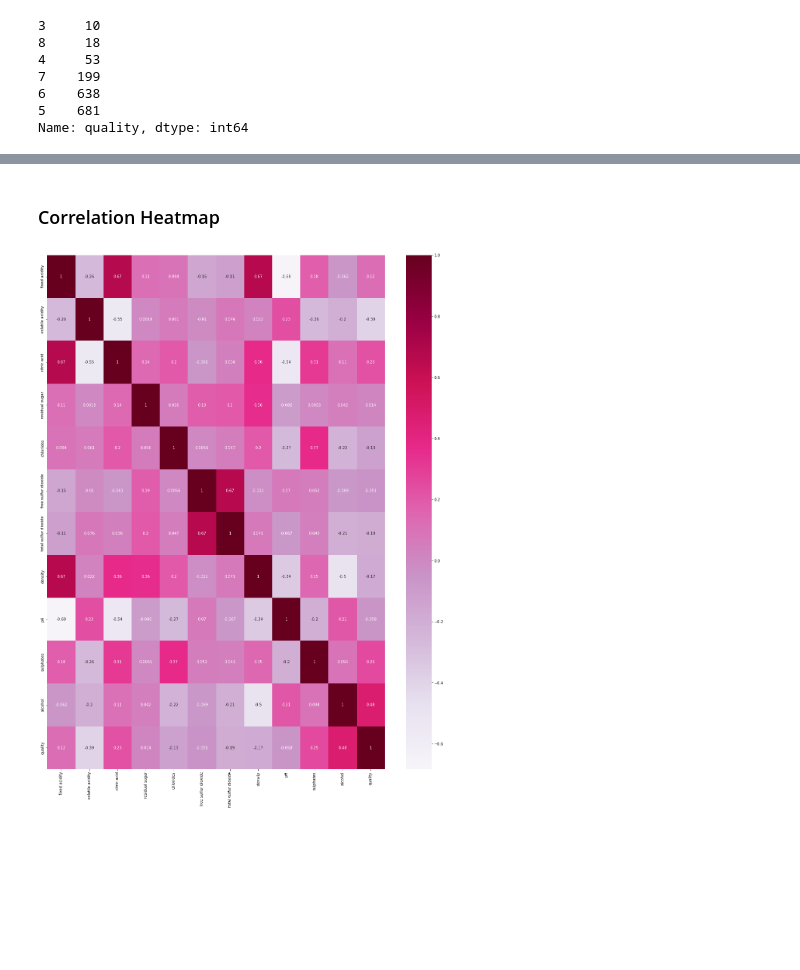
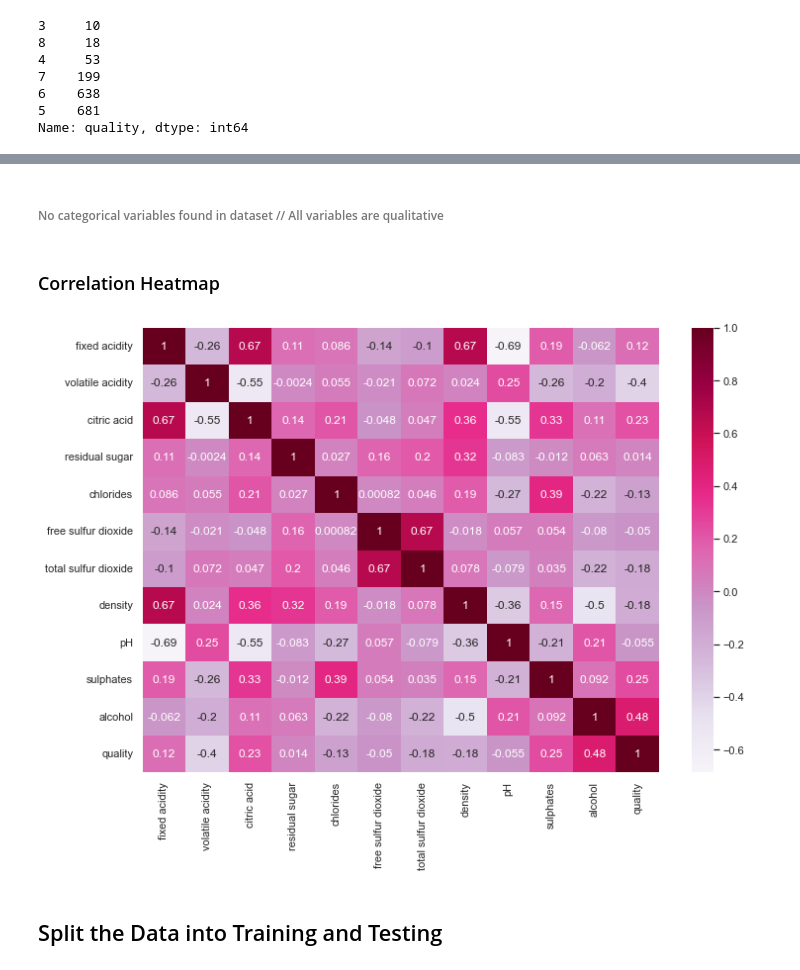
Before and after one commit to Suma-Marri/Wine_Quality, a Jupyter notebook: RedWine_ML_Model.ipynb, the cells around one changed output, grey strips where cells are left out. Cells and saved outputs as stored; diff of their text form; code cells hidden in the pictures; blank space fills up the shorter version.

```diff
--- a/RedWine_ML_Model.ipynb
+++ b/RedWine_ML_Model.ipynb
@@ -12,7 +12,7 @@ from sklearn.linear_model import LinearRegression
 # %%
 path = 'Resources/RedWine_dataset.csv'
-red_wine_df = pd.read_csv(path)
-red_wine_df.head()
+red_wine_df1 = pd.read_csv(path)
+red_wine_df1.head()
 # %% [output]
 |  | fixed acidity | volatile acidity | citric acid | residual sugar | chlorides | free sulfur dioxide | ... |
 | 0 | 7.4 | 0.70 | 0.00 | 1.9 | 0.076 | 11 | ... |
@@ -108,0 +112,6 @@ print(y.shape)
+# %%
+# Drop Duplicates
+# Show rows and columns of updated dataset
+red_wine=red_wine_df1.copy()
+red_wine.drop_duplicates(subset=None,inplace=True)
+red_wine.shape
@@ -109,8 +142,11 @@ print(y.shape)
+# %% [markdown]
+###### No categorical variables found in dataset // All variables are qualitative
 # %% [markdown]
 ### Correlation Heatmap
 # %%
-plt.figure(figsize=(20,25))
-sns.heatmap(red_wine_df.corr(), annot=True,cmap='PuRd')
+sns.heatmap(red_wine.corr(), annot=True,cmap='PuRd')
 plt.show()
 # %% [output]
-[figure, old version]
+[figure, new version]
+# %% [markdown]
+## Split the Data into Training and Testing
```
Also changed, not shown: parts of 32 cells of this notebook.
